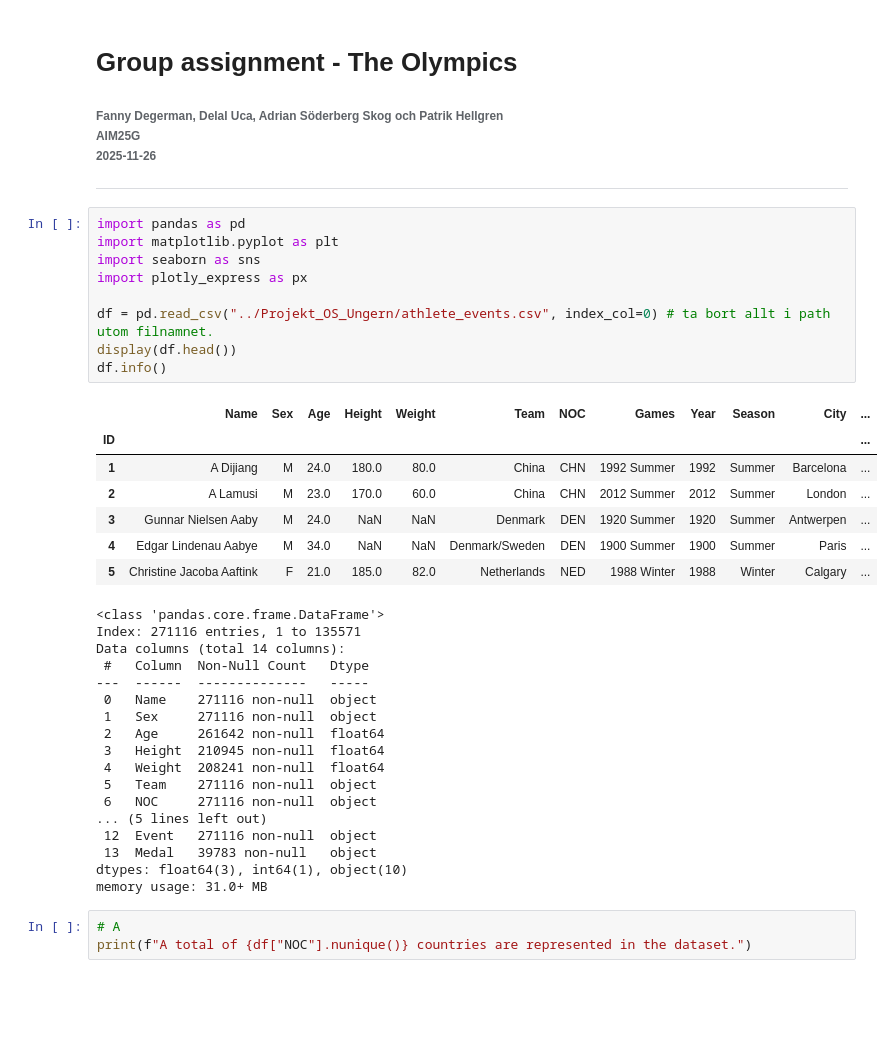
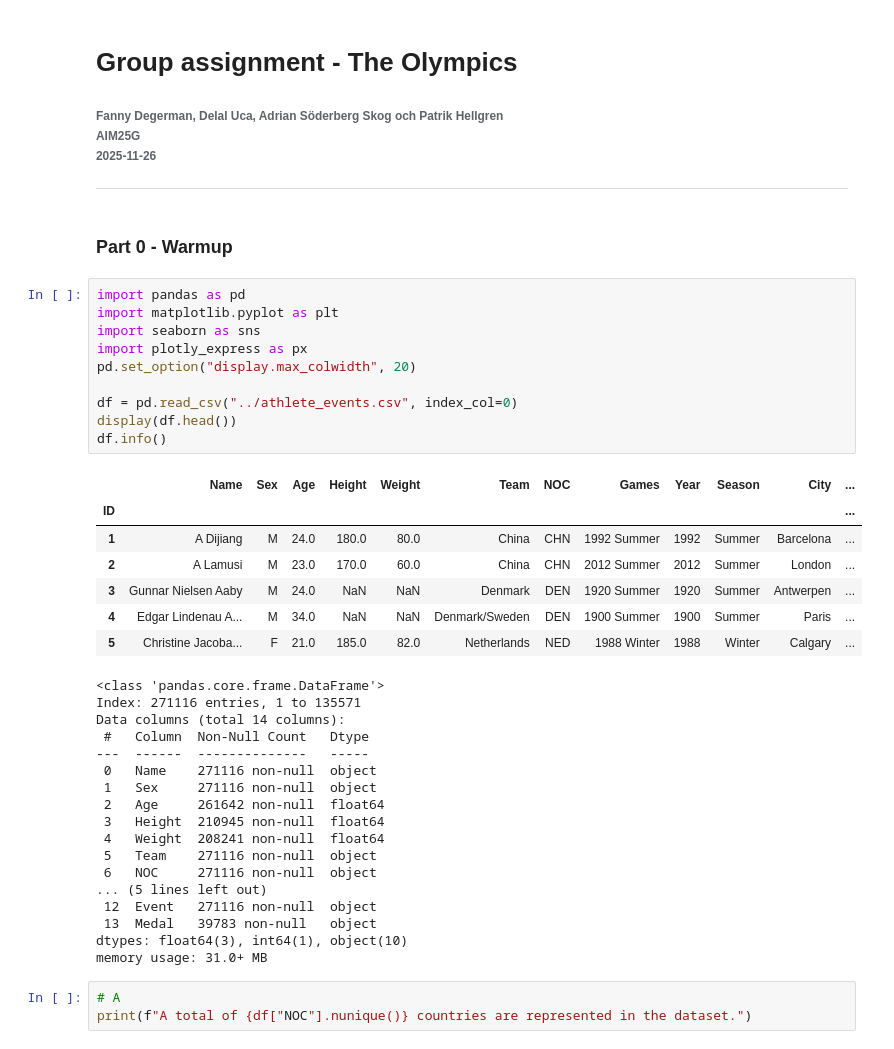
Before and after one commit to F-Degerman/Projekt_OS_Ungern, a Jupyter notebook: Egna_anteckningar/Patrik.ipynb, the cells around one changed output. Saved outputs shown, nothing was run; the diff lists cells and outputs as text; blank space fills up the shorter version.

```diff
--- a/Egna_anteckningar/Patrik.ipynb
+++ b/Egna_anteckningar/Patrik.ipynb
@@ -4,23 +4,26 @@
 ###### <b>Fanny Degerman, Delal Uca, Adrian Söderberg Skog och Patrik Hellgren<br>AIM25G<br>2025-11-26</b>
 
 ---
+# %% [markdown]
+### **Part 0 - Warmup**
 # %%
 import pandas as pd
 import matplotlib.pyplot as plt
 import seaborn as sns
 import plotly_express as px
+pd.set_option("display.max_colwidth", 20)
 
-df = pd.read_csv("../Projekt_OS_Ungern/athlete_events.csv", index_col=0) # ta bort allt i path utom filnamnet.
+df = pd.read_csv("../athlete_events.csv", index_col=0)
 display(df.head())
 df.info()
 # %% [output]
 |  | Name | Sex | Age | Height | Weight | Team | NOC | Games | Year | Season | City | ... |
 | ID |  |  |  |  |  |  |  |  |  |  |  | ... |
 | 1 | A Dijiang | M | 24.0 | 180.0 | 80.0 | China | CHN | 1992 Summer | 1992 | Summer | Barcelona | ... |
 | 2 | A Lamusi | M | 23.0 | 170.0 | 60.0 | China | CHN | 2012 Summer | 2012 | Summer | London | ... |
 | 3 | Gunnar Nielsen Aaby | M | 24.0 | NaN | NaN | Denmark | DEN | 1920 Summer | 1920 | Summer | Antwerpen | ... |
-| 4 | Edgar Lindenau Aabye | M | 34.0 | NaN | NaN | Denmark/Sweden | DEN | 1900 Summer | 1900 | Summer | Paris | ... |
-| 5 | Christine Jacoba Aaftink | F | 21.0 | 185.0 | 82.0 | Netherlands | NED | 1988 Winter | 1988 | Winter | Calgary | ... |
+| 4 | Edgar Lindenau A... | M | 34.0 | NaN | NaN | Denmark/Sweden | DEN | 1900 Summer | 1900 | Summer | Paris | ... |
+| 5 | Christine Jacoba... | F | 21.0 | 185.0 | 82.0 | Netherlands | NED | 1988 Winter | 1988 | Winter | Calgary | ... |
 <class 'pandas.core.frame.DataFrame'>
 Index: 271116 entries, 1 to 135571
 Data columns (total 14 columns):
```
Also changed, not shown: parts of 21 cells of this notebook.
